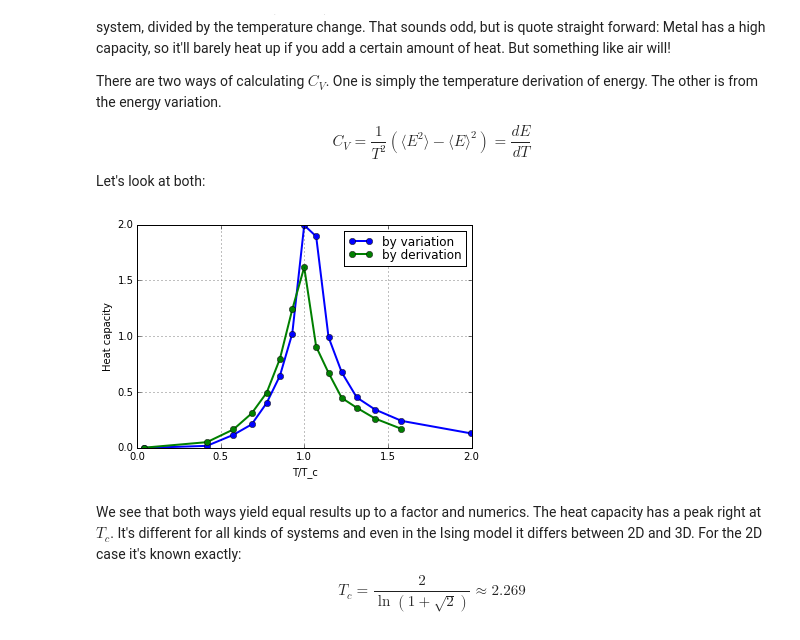
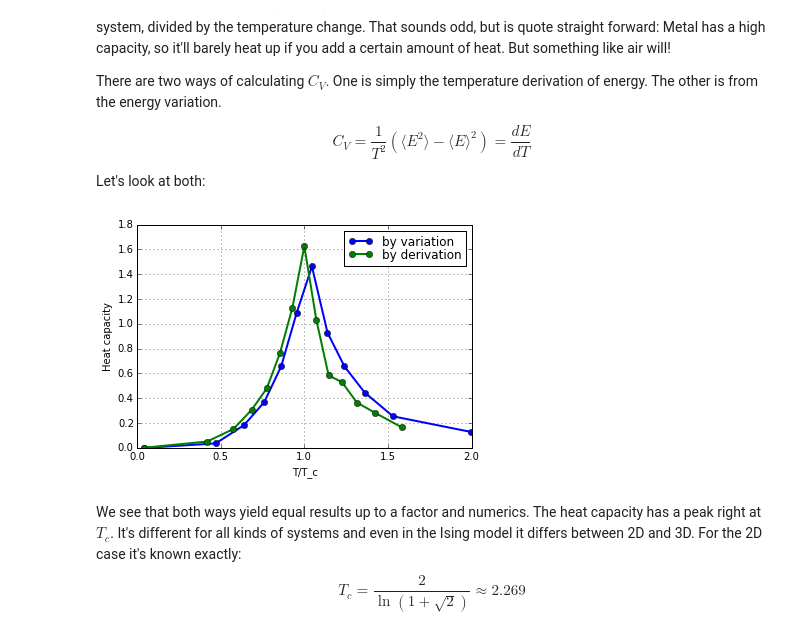
Before and after one commit to s9w/magneto, a Jupyter notebook: usage.ipynb, the cells around one changed output. Cells and saved outputs as stored; diff of their text form; code cells hidden in the pictures.

Commit message:
Added runtime report and fixed normal temperature distribution

```diff
--- a/usage.ipynb
+++ b/usage.ipynb
@@ -126,16 +127,16 @@ $$C_V=\frac{1}{T^2}(\langle E^2\rangle - \langle E\rangle^2)=\frac{dE}{dT}$$
 
 Let's look at both:
 # %%
-# !ising -L=60 -TSteps=15 -N2=500 -cv=cv
-ax = plt.subplot(111, xlabel="T/T_c", ylabel="Heat capacity")
+# !ising -L=30 -TSteps=12 -cv=cv -dist=normal -alg2=metro
+ax = plt.subplot(xlabel="T/T_c", ylabel="Heat capacity")
 
-T, cv = np.loadtxt("cv.txt",  delimiter=", ", unpack=True)
+T, cv = np.loadtxt("cv.txt", delimiter=", ", unpack=True)
 ax.plot(T/Tc, cv, label="by variation")
-T, E = np.loadtxt("en.txt",  delimiter=", ", unpack=True)
+T, E = np.loadtxt("en.txt", delimiter=", ", unpack=True)
 ax.plot(T[:-1]/Tc, np.diff(E)/np.diff(T), label="by derivation")
 ax.legend(loc="upper right");
 # %% [output]
-[figure, old version]
+[figure, new version]
 # %% [markdown]
 We see that both ways yield equal results up to a factor and numerics. The heat capacity has a peak right at $T_c$. It's different for all kinds of systems and even in the Ising model it differs between 2D and 3D. For the 2D case it's known exactly: $$T_c=\frac{2}{\ln(1+\sqrt 2)}\approx 2.269$$
 # %% [markdown]
```
Also changed, not shown: parts of 11 cells of this notebook, 4 other files.
